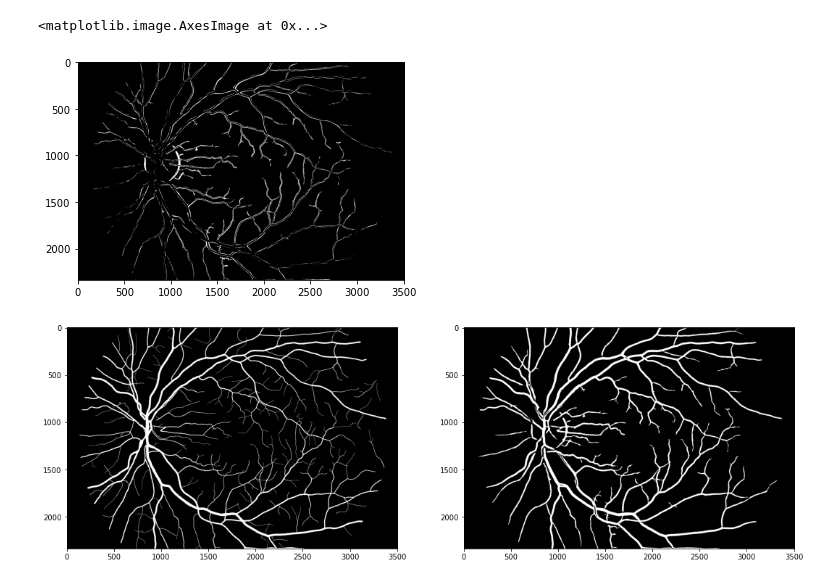
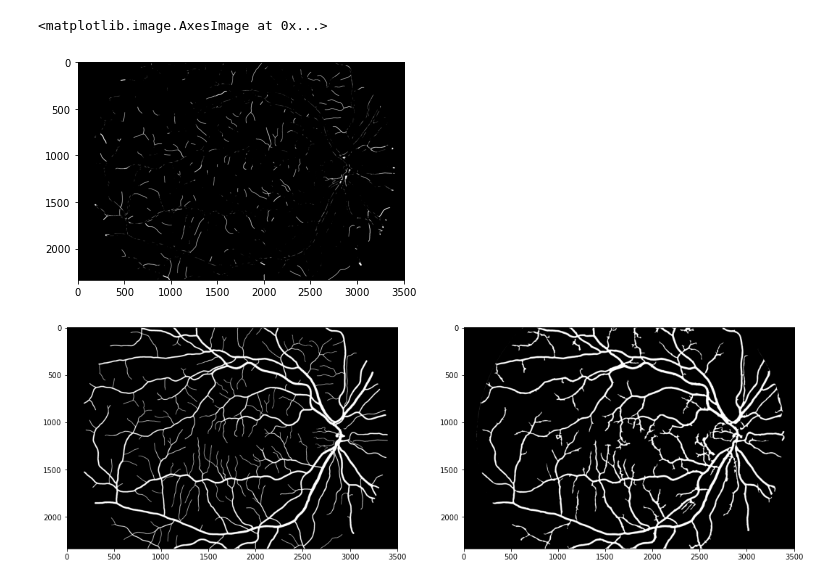
Before and after one commit to codeblessing/S6-IwM, a Jupyter notebook: fundus_vessels.ipynb, the cells around one changed output. Drawn from its saved outputs; the diff is of its cells as text; code cells hidden in the pictures.

```diff
--- a/fundus_vessels.ipynb
+++ b/fundus_vessels.ipynb
@@ -6,5 +7,5 @@ from skimage.filters import frangi
 # %%
-image = cv.imread('data/all/images/07_dr.JPG')
+image = cv.imread('data/all/images/07_h.JPG')
 imshow(image, cmap='gray')
 # %% [output]
 <matplotlib.image.AxesImage at 0x...>
@@ -43,7 +42,7 @@ green_eroded = binary_erosion(green)
 image_frangi = frangi(g)
 # %%
 ret, thresh = cv.threshold(image_frangi, np.mean(
-    image_frangi), 255, cv.THRESH_BINARY)
+    image_frangi)*0.45, 255, cv.THRESH_BINARY)#for healthy eyes *0.4 bc of thin tips
 thresh = thresh.astype('uint8')
 imshow(thresh, cmap='gray')
 # %% [output]
@@ -52,8 +51,13 @@ imshow(thresh, cmap='gray')
 # %%
 deblobed = thresh > 0
 deblobed = remove_small_objects(deblobed, 2500, connectivity=2)
+deblobed = remove_small_holes(deblobed, 900, connectivity=1)
 deblobed = deblobed.astype('uint8')*255
-# deblobed = cv.erode(deblobed, cv.getStructuringElement(cv.MORPH_ELLIPSE,(2,2)))
+# (6,6) gives ca 96-98% accuracy and specificity
+deblobed = cv.erode(
+    deblobed, cv.getStructuringElement(cv.MORPH_ELLIPSE, (1, 1)))
+deblobed = cv.morphologyEx(deblobed, cv.MORPH_CLOSE,
+                           cv.getStructuringElement(cv.MORPH_ELLIPSE, (12, 12)))
 imshow(deblobed, cmap='gray')
 # %% [output]
 <matplotlib.image.AxesImage at 0x...>
@@ -61,21 +65,21 @@ imshow(deblobed, cmap='gray')
 # %%
 from matplotlib import pyplot as plt
 # load the hand-made mask
-mask = cv.imread('data/all/manual1/07_dr.tif', cv.IMREAD_GRAYSCALE)
-cut = cv.imread('data/all/mask/07_dr_mask.tif', cv.IMREAD_GRAYSCALE)
+mask = cv.imread('data/all/manual1/07_h.tif', cv.IMREAD_GRAYSCALE)
+cut = cv.imread('data/all/mask/07_h_mask.tif', cv.IMREAD_GRAYSCALE)
 cut = cv.bitwise_and(cut, deblobed)
 # imshow(mask, cmap='gray')
-diff = (cut - mask)
+diff = (mask - cut)
 imshow(diff, cmap='gray')
 
 fig, (ax1, ax2) = plt.subplots(1, 2)
 fig.set_size_inches(18, 12)
 ax1.imshow(mask, cmap='gray')
 ax2.imshow(cut, cmap='gray')
 # %% [output]
 <matplotlib.image.AxesImage at 0x...>
-[figure, old version]
+[figure, new version]
-[figure, old version]
+[figure, new version]
 # %%
 from sklearn.metrics import confusion_matrix
 processed = cut
```
Also changed, not shown: parts of 12 cells of this notebook, 1 other file.
